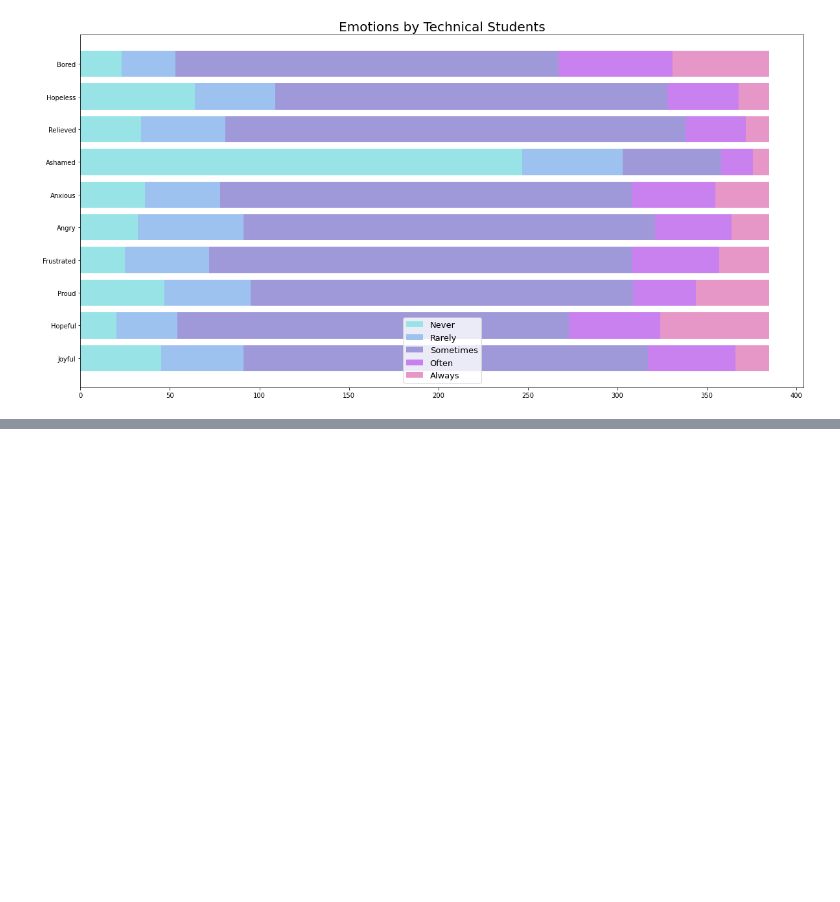
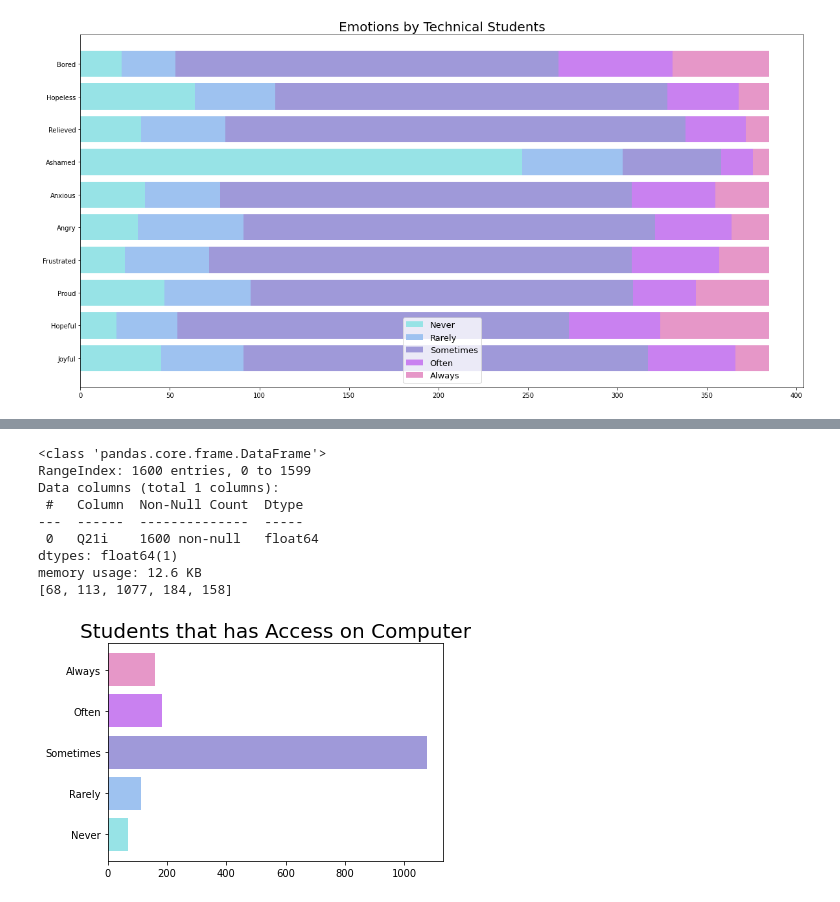
Before and after one commit to Jayres18/BAT404-Project, a Jupyter notebook: visualization.ipynb, the cells around one changed output, grey strips where cells are left out. Saved outputs shown, nothing was run; the diff lists cells and outputs as text; code cells hidden in the pictures; blank space fills up the shorter version.

```diff
--- a/visualization.ipynb
+++ b/visualization.ipynb
@@ -1815,0 +1864,48 @@ plt.show()
+# %%
+Q21i_df = final_dts["Q21i"]
+df_Q21i = pd.DataFrame(Q21i_df)
+df_Q21i.info()
+
+Q21i_data1 = df_Q21i.loc[lambda df_Q21i: df_Q21i['Q21i'] == 1]
+Q21i_count1 = Q21i_data1.value_counts()
+Q21i_never = Q21i_count1.tolist()
+
+Q21i_data2 = df_Q21i.loc[lambda df_Q21i: df_Q21i['Q21i'] == 2]
+Q21i_count2 = Q21i_data2.value_counts()
+Q21i_rarely = Q21i_count2.tolist()
+
+Q21i_data3 = df_Q21i.loc[lambda df_Q21i: df_Q21i['Q21i'] == 3]
+Q21i_count3 = Q21i_data3.value_counts()
+Q21i_sometimes = Q21i_count3.tolist()
+
+Q21i_data4 = df_Q21i.loc[lambda df_Q21i: df_Q21i['Q21i'] == 4]
+Q21i_count4 = Q21i_data4.value_counts()
+Q21i_often = Q21i_count4.tolist()
+
+Q21i_data5 = df_Q21i.loc[lambda df_Q21i: df_Q21i['Q21i'] == 5]
+Q21i_count5 = Q21i_data5.value_counts()
+Q21i_always = Q21i_count5.tolist()
+
+Q21i_final = Q21i_never + Q21i_rarely + Q21i_sometimes + Q21i_often + Q21i_always
+print(Q21i_final)
+
+fig, ax = plt.subplots()
+labels = ["Never", "Rarely", "Sometimes", "Often", "Always"]
+
+Q21i = ax.barh(labels, Q21i_final, color = ['#97E3E6', '#9EC2F0', '#9F99D9', '#C981F0', '#E697C8'])
+
+
+
+plt.title("Students that has Access on Computer", fontsize = 20)
+plt.show()
+# %% [output]
+<class 'pandas.core.frame.DataFrame'>
+RangeIndex: 1600 entries, 0 to 1599
+Data columns (total 1 columns):
+ #   Column  Non-Null Count  Dtype
+---  ------  --------------  -----
+ 0   Q21i    1600 non-null   float64
+dtypes: float64(1)
+memory usage: 12.6 KB
+[68, 113, 1077, 184, 158]
+[figure, added]
```
Also changed, not shown: parts of 2 cells of this notebook.
